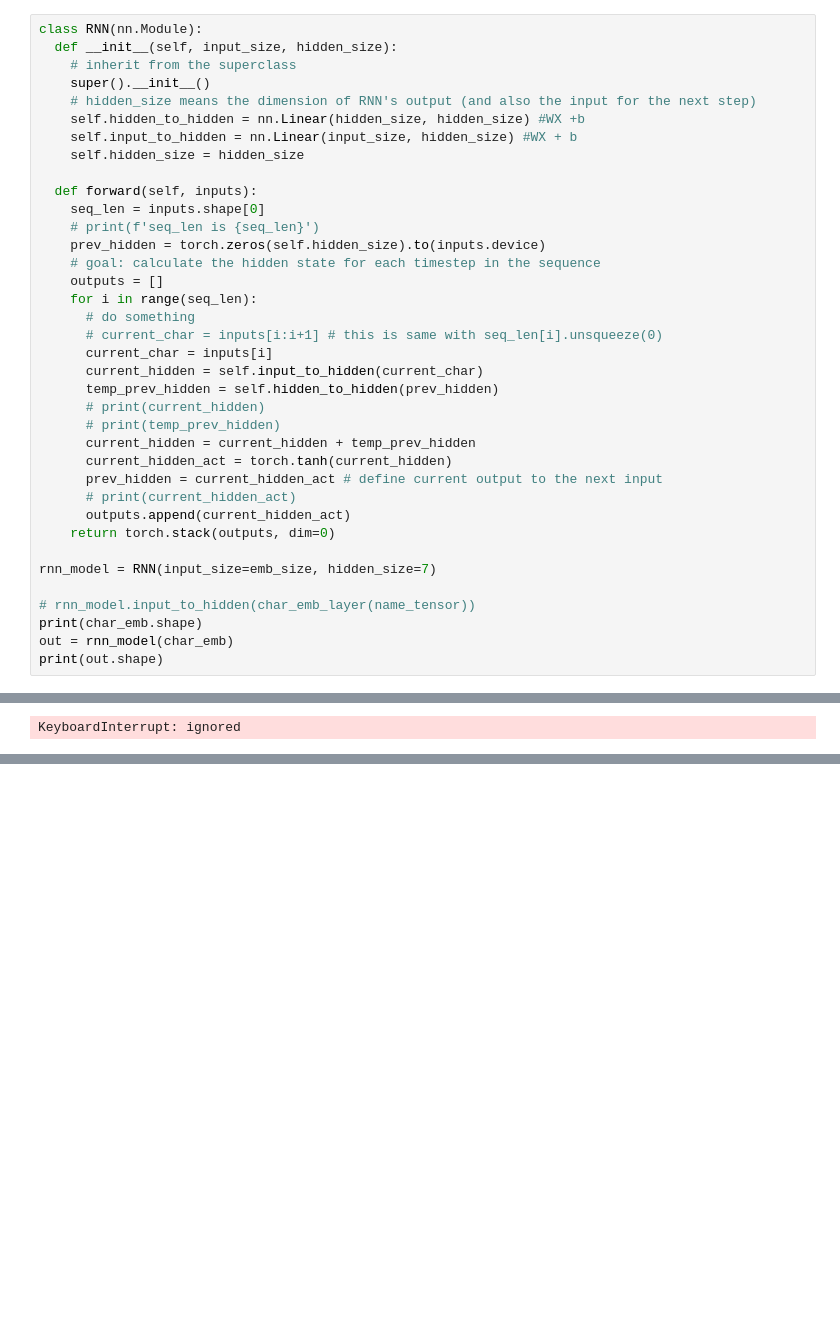
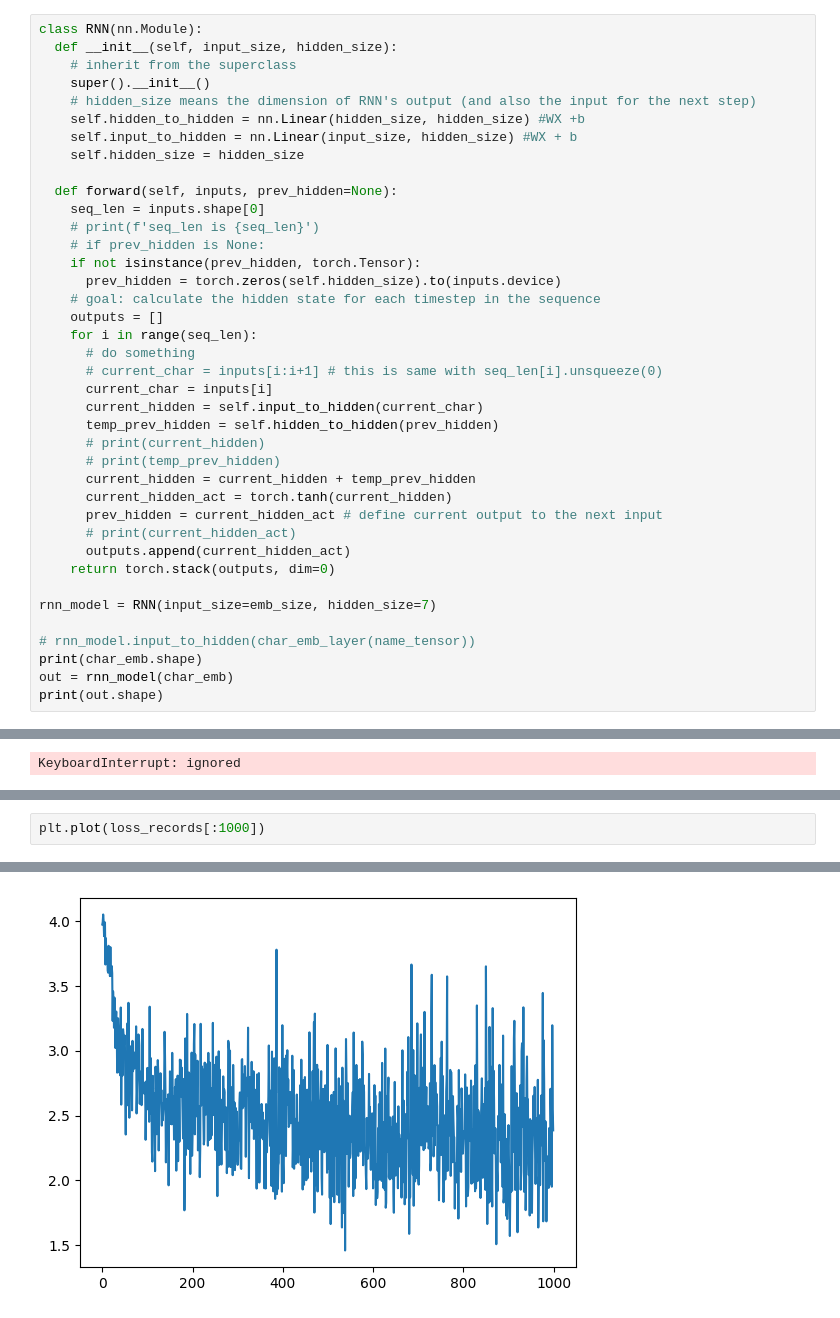
Before and after one commit to jdasam/mas1004, a Jupyter notebook: live_coding/6_rnn.ipynb, the cells around one changed output, grey strips where cells are left out. Drawn from its saved outputs; the diff is of its cells as text; blank space fills up the shorter version.

```diff
--- a/live_coding/6_rnn.ipynb
+++ b/live_coding/6_rnn.ipynb
@@ -245,10 +282,12 @@ class RNN(nn.Module):
     self.input_to_hidden = nn.Linear(input_size, hidden_size) #WX + b
     self.hidden_size = hidden_size
 
-  def forward(self, inputs):
+  def forward(self, inputs, prev_hidden=None):
     seq_len = inputs.shape[0]
     # print(f'seq_len is {seq_len}')
-    prev_hidden = torch.zeros(self.hidden_size).to(inputs.device)
+    # if prev_hidden is None:
+    if not isinstance(prev_hidden, torch.Tensor):
+      prev_hidden = torch.zeros(self.hidden_size).to(inputs.device)
     # goal: calculate the hidden state for each timestep in the sequence
     outputs = []
     for i in range(seq_len):
@@ -353,0 +393,3 @@ plt.
+# %%
+plt.plot(loss_records[:1000])
+# %% [output]
@@ -353,0 +397 @@ plt.
+[figure, added]
```
Also changed, not shown: parts of 24 cells of this notebook.
